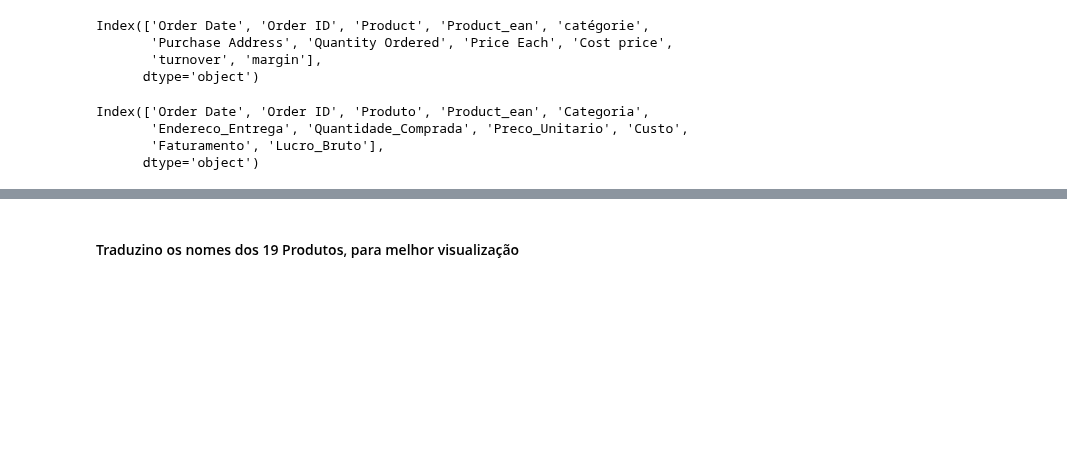
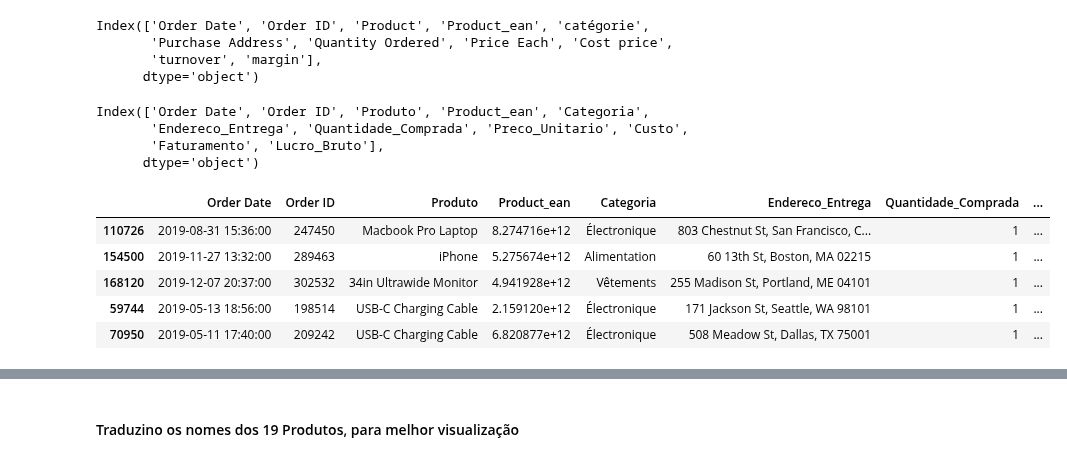
Before and after one commit to alyssonmontovanelli/analise_Previsao_Vendas_varejo, a Jupyter notebook: EDA/01_Engenharia_Atributos.ipynb, the cells around one changed output, grey strips where cells are left out. Drawn from its saved outputs; the diff is of its cells as text; code cells hidden in the pictures; blank space fills up the shorter version.

```diff
--- a/EDA/01_Engenharia_Atributos.ipynb
+++ b/EDA/01_Engenharia_Atributos.ipynb
@@ -105,3 +107,12 @@ Index(['Order Date', 'Order ID', 'Produto', 'Product_ean', 'Categoria',
        'Endereco_Entrega', 'Quantidade_Comprada', 'Preco_Unitario', 'Custo',
        'Faturamento', 'Lucro_Bruto'],
       dtype='object')
+# %%
+data.sample(5)
+# %% [output]
+|  | Order Date | Order ID | Produto | Product_ean | Categoria | Endereco_Entrega | Quantidade_Comprada | ... |
+| 110726 | 2019-08-31 15:36:00 | 247450 | Macbook Pro Laptop | 8.274716e+12 | Électronique | 803 Chestnut St, San Francisco, C... | 1 | ... |
+| 154500 | 2019-11-27 13:32:00 | 289463 | iPhone | 5.275674e+12 | Alimentation | 60 13th St, Boston, MA 02215 | 1 | ... |
+| 168120 | 2019-12-07 20:37:00 | 302532 | 34in Ultrawide Monitor | 4.941928e+12 | Vêtements | 255 Madison St, Portland, ME 04101 | 1 | ... |
+| 59744 | 2019-05-13 18:56:00 | 198514 | USB-C Charging Cable | 2.159120e+12 | Électronique | 171 Jackson St, Seattle, WA 98101 | 1 | ... |
+| 70950 | 2019-05-11 17:40:00 | 209242 | USB-C Charging Cable | 6.820877e+12 | Électronique | 508 Meadow St, Dallas, TX 75001 | 1 | ... |
```
Also changed, not shown: parts of 4 cells of this notebook.
